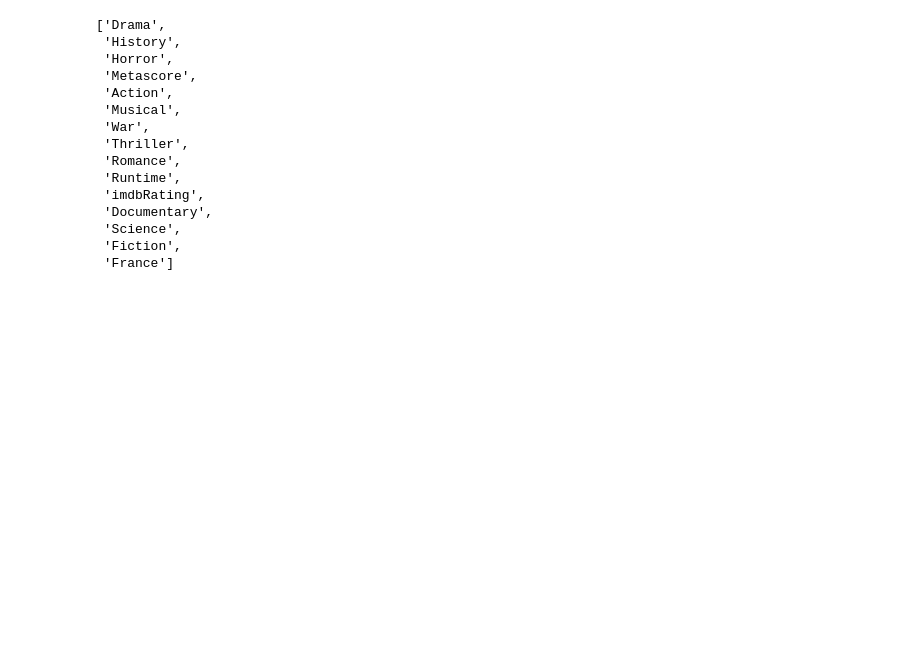
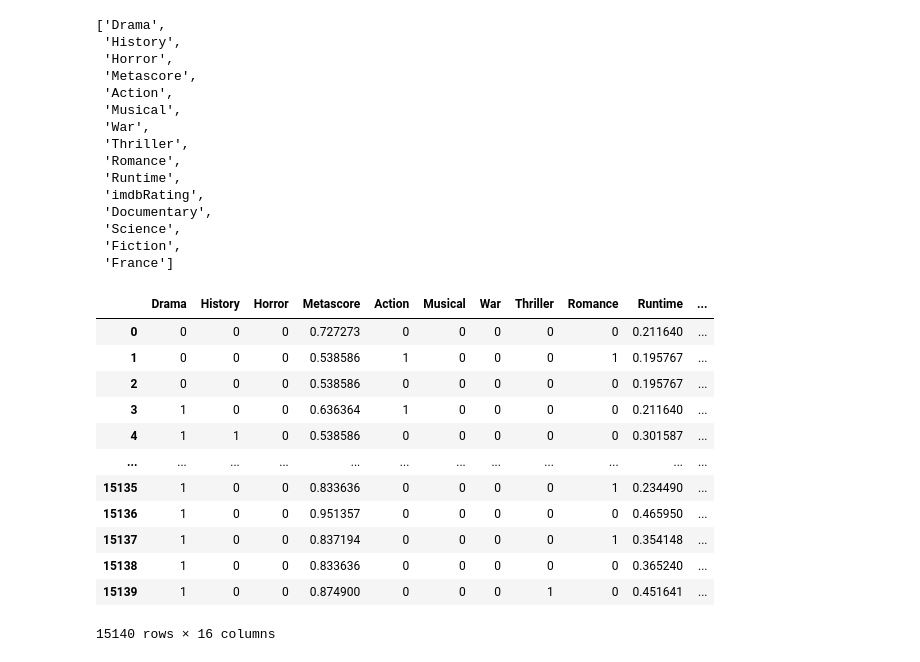
Before and after one commit to Arcanus07/Oscars-Prediction, a Jupyter notebook: FeatureSelection/FeatureSelection.ipynb, the cells around one changed output. Cells and saved outputs as stored; diff of their text form; code cells hidden in the pictures; blank space fills up the shorter version.

```diff
--- a/FeatureSelection/FeatureSelection.ipynb
+++ b/FeatureSelection/FeatureSelection.ipynb
@@ -309,5 +309,23 @@ features.nlargest(15,'Score')['Specs'].to_list()
  'France']
 # %%
 new_df = new_df[features.nlargest(15,'Score')['Specs'].to_list()]
+# %%
+new_df['Won'] = y
+# %%
+new_df
+# %% [output]
+|  | Drama | History | Horror | Metascore | Action | Musical | War | Thriller | Romance | Runtime | ... |
+| 0 | 0 | 0 | 0 | 0.727273 | 0 | 0 | 0 | 0 | 0 | 0.211640 | ... |
+| 1 | 0 | 0 | 0 | 0.538586 | 1 | 0 | 0 | 0 | 1 | 0.195767 | ... |
+| 2 | 0 | 0 | 0 | 0.538586 | 0 | 0 | 0 | 0 | 0 | 0.195767 | ... |
+| 3 | 1 | 0 | 0 | 0.636364 | 1 | 0 | 0 | 0 | 0 | 0.211640 | ... |
+| 4 | 1 | 1 | 0 | 0.538586 | 0 | 0 | 0 | 0 | 0 | 0.301587 | ... |
+| ... | ... | ... | ... | ... | ... | ... | ... | ... | ... | ... | ... |
+| 15135 | 1 | 0 | 0 | 0.833636 | 0 | 0 | 0 | 0 | 1 | 0.234490 | ... |
+| 15136 | 1 | 0 | 0 | 0.951357 | 0 | 0 | 0 | 0 | 0 | 0.465950 | ... |
+| 15137 | 1 | 0 | 0 | 0.837194 | 0 | 0 | 0 | 0 | 1 | 0.354148 | ... |
+| 15138 | 1 | 0 | 0 | 0.833636 | 0 | 0 | 0 | 0 | 0 | 0.365240 | ... |
+| 15139 | 1 | 0 | 0 | 0.874900 | 0 | 0 | 0 | 1 | 0 | 0.451641 | ... |
+15140 rows × 16 columns
 # %%
 new_df.to_csv('UpSampled_Oscars.csv', index = False)
```
Also changed, not shown: parts of 1 cell of this notebook.
